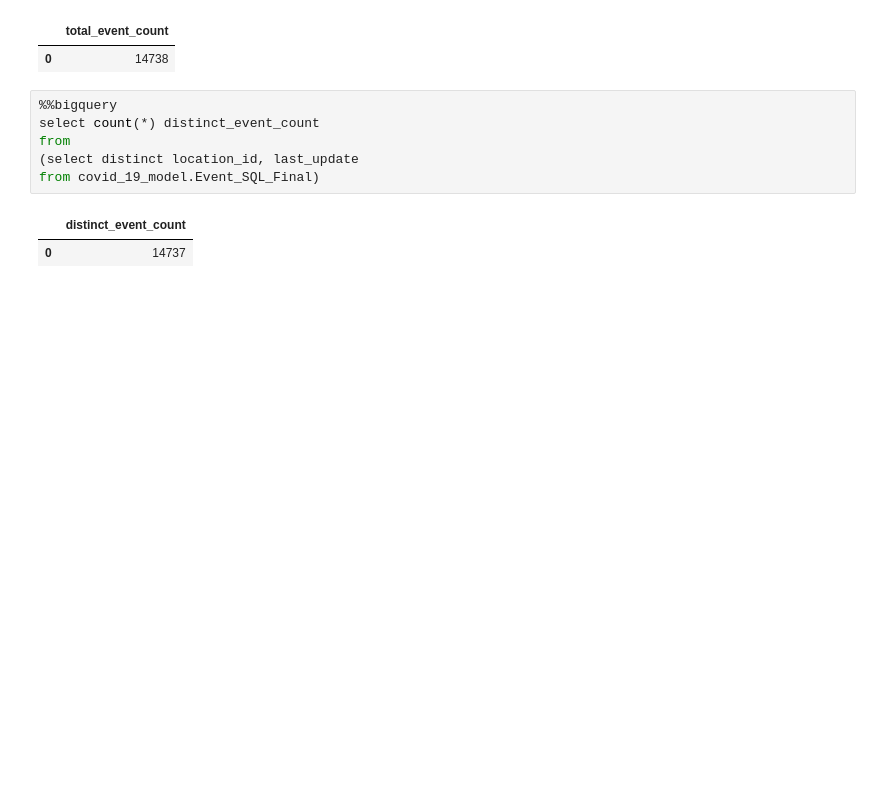
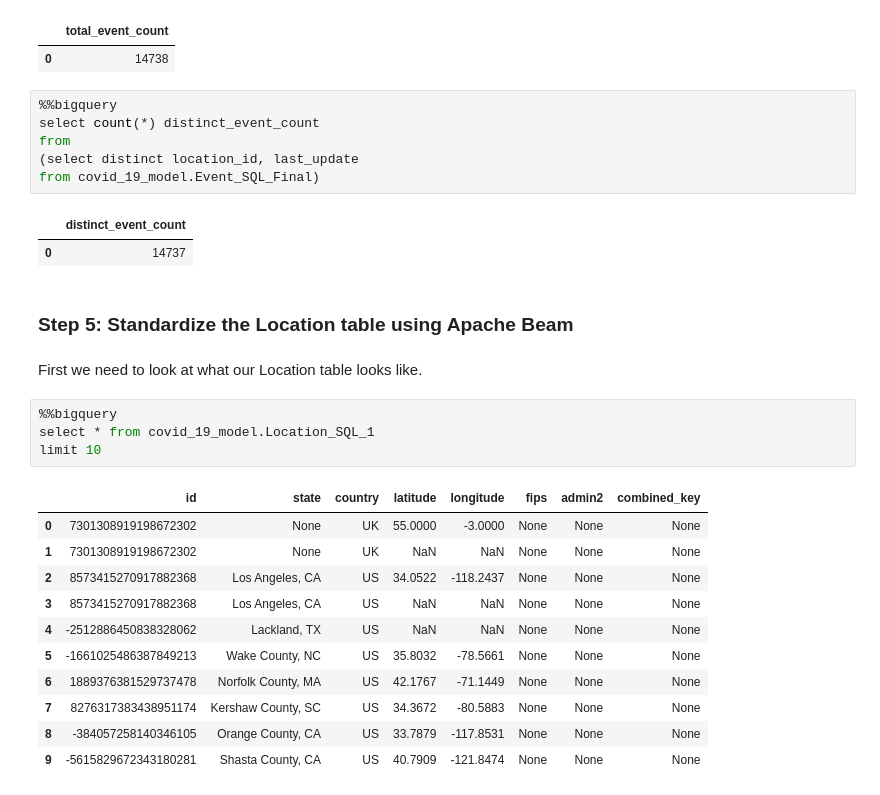
Before and after one commit to dmbrannon/COVID-19-pipeline, a Jupyter notebook: covid_19_modeling.ipynb, the cells around one changed output. Saved outputs shown, nothing was run; the diff lists cells and outputs as text; blank space fills up the shorter version.

Commit message:
Standardize Location table using Beam

```diff
--- a/covid_19_modeling.ipynb
+++ b/covid_19_modeling.ipynb
@@ -328,3 +328,23 @@ from covid_19_model.Event_SQL_Final)
 # %% [output]
 |  | distinct_event_count |
 | 0 | 14737 |
+# %% [markdown]
+### Step 5: Standardize the Location table using Apache Beam
+# %% [markdown]
+First we need to look at what our Location table looks like.
+# %%
+%%bigquery
+select * from covid_19_model.Location_SQL_1
+limit 10
+# %% [output]
+|  | id | state | country | latitude | longitude | fips | admin2 | combined_key |
+| 0 | 7301308919198672302 | None | UK | 55.0000 | -3.0000 | None | None | None |
+| 1 | 7301308919198672302 | None | UK | NaN | NaN | None | None | None |
+| 2 | 8573415270917882368 | Los Angeles, CA | US | 34.0522 | -118.2437 | None | None | None |
+| 3 | 8573415270917882368 | Los Angeles, CA | US | NaN | NaN | None | None | None |
+| 4 | -2512886450838328062 | Lackland, TX | US | NaN | NaN | None | None | None |
+| 5 | -1661025486387849213 | Wake County, NC | US | 35.8032 | -78.5661 | None | None | None |
+| 6 | 1889376381529737478 | Norfolk County, MA | US | 42.1767 | -71.1449 | None | None | None |
+| 7 | 8276317383438951174 | Kershaw County, SC | US | 34.3672 | -80.5883 | None | None | None |
+| 8 | -384057258140346105 | Orange County, CA | US | 33.7879 | -117.8531 | None | None | None |
+| 9 | -5615829672343180281 | Shasta County, CA | US | 40.7909 | -121.8474 | None | None | None |
```
Also changed, not shown: parts of 7 cells of this notebook, 1 other file.
